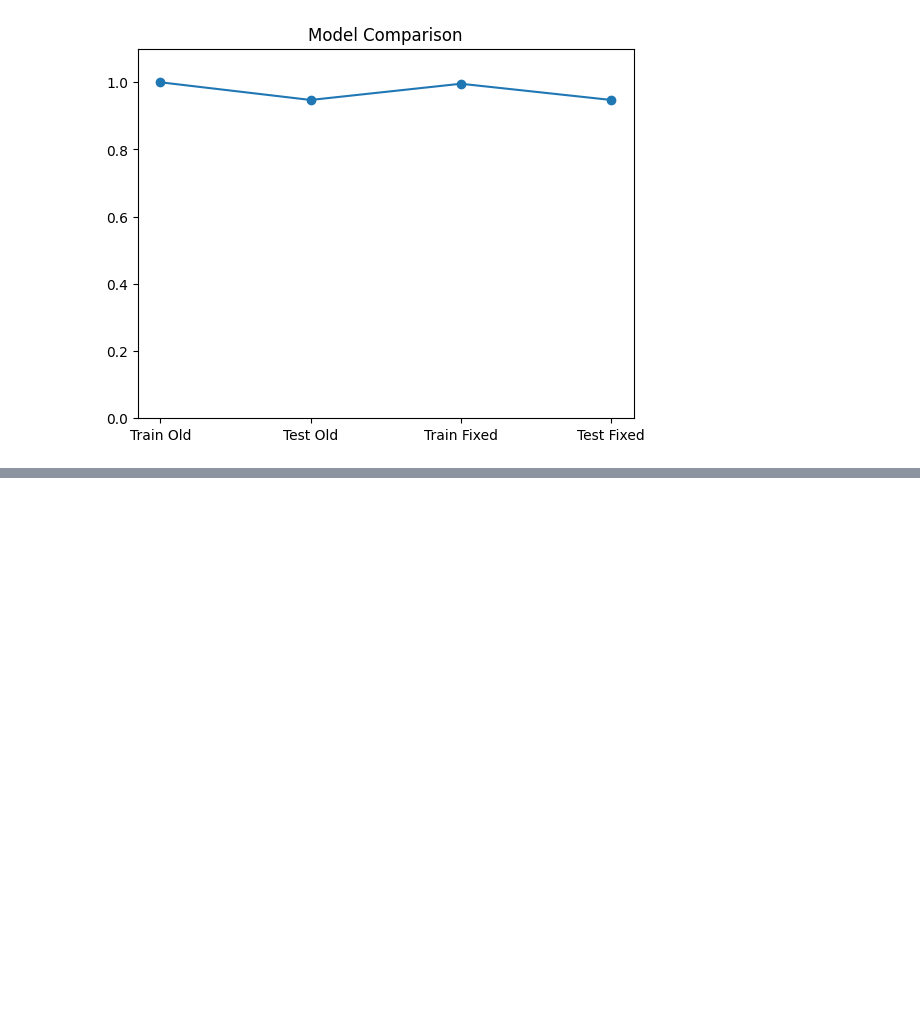
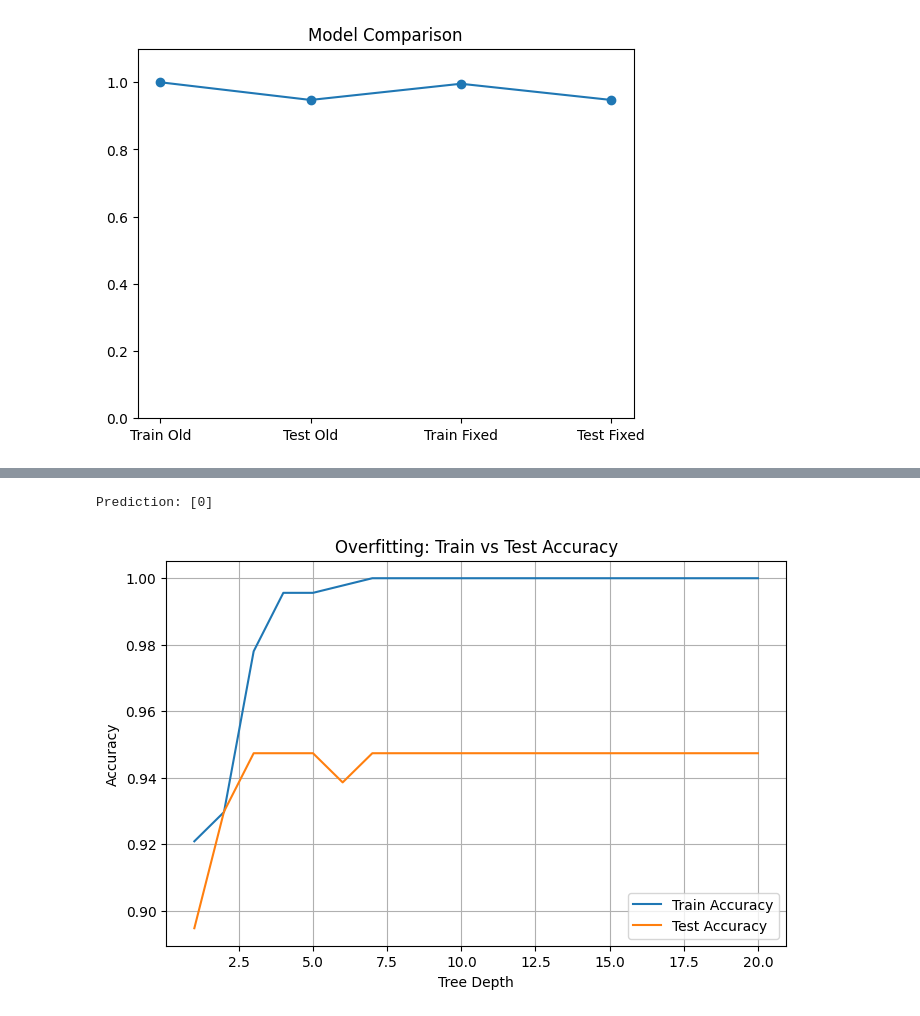
Before and after one commit to riziei/pandas-dataframe, a Jupyter notebook: evaluation_metrices_d9/evaluation_metrics_and_overfitting.ipynb, the cells around one changed output, grey strips where cells are left out. Cells and saved outputs as stored; diff of their text form; code cells hidden in the pictures; blank space fills up the shorter version.

```diff
--- a/evaluation_metrices_d9/evaluation_metrics_and_overfitting.ipynb
+++ b/evaluation_metrices_d9/evaluation_metrics_and_overfitting.ipynb
@@ -217,0 +248,34 @@ plt.show()
+# %%
+sample = X[0].reshape(1, -1)
+
+prediction = model.predict(sample)
+
+print("Prediction:", prediction)
+# %% [output]
+Prediction: [0]
+# %%
+train_acc = []
+test_acc = []
+depths = range(1, 21)
+
+# Train models with different depths
+for d in depths:
+    model = DecisionTreeClassifier(max_depth=d, random_state=42)
+    model.fit(X_train, y_train)
+
+    train_acc.append(accuracy_score(y_train, model.predict(X_train)))
+    test_acc.append(accuracy_score(y_test, model.predict(X_test)))
+
+# Plot graph
+plt.figure(figsize=(8,5))
+plt.plot(depths, train_acc, label="Train Accuracy")
+plt.plot(depths, test_acc, label="Test Accuracy")
+
+plt.xlabel("Tree Depth")
+plt.ylabel("Accuracy")
+plt.title("Overfitting: Train vs Test Accuracy")
+plt.legend()
+plt.grid()
+plt.show()
+# %% [output]
+[figure, added]
```
Also changed, not shown: parts of 4 cells of this notebook.
